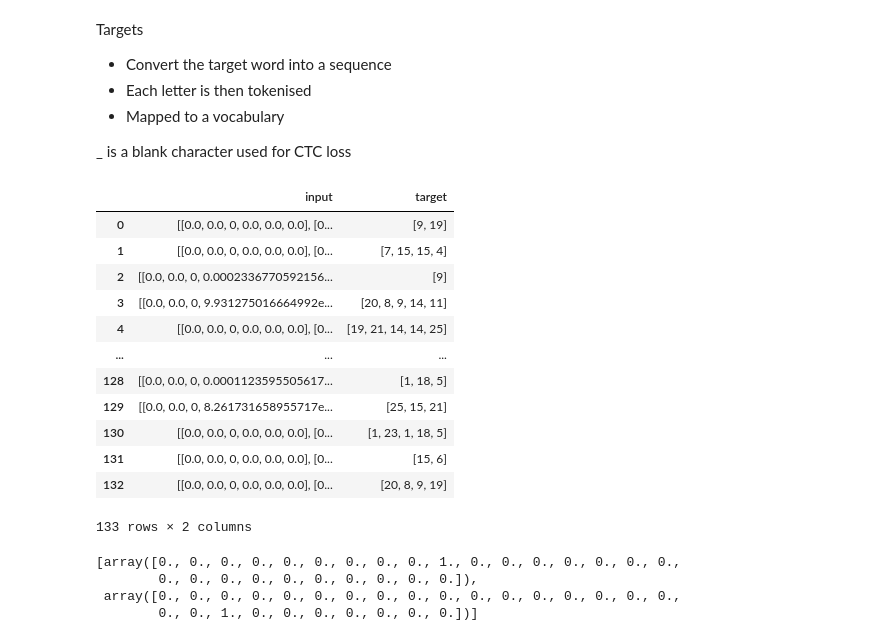
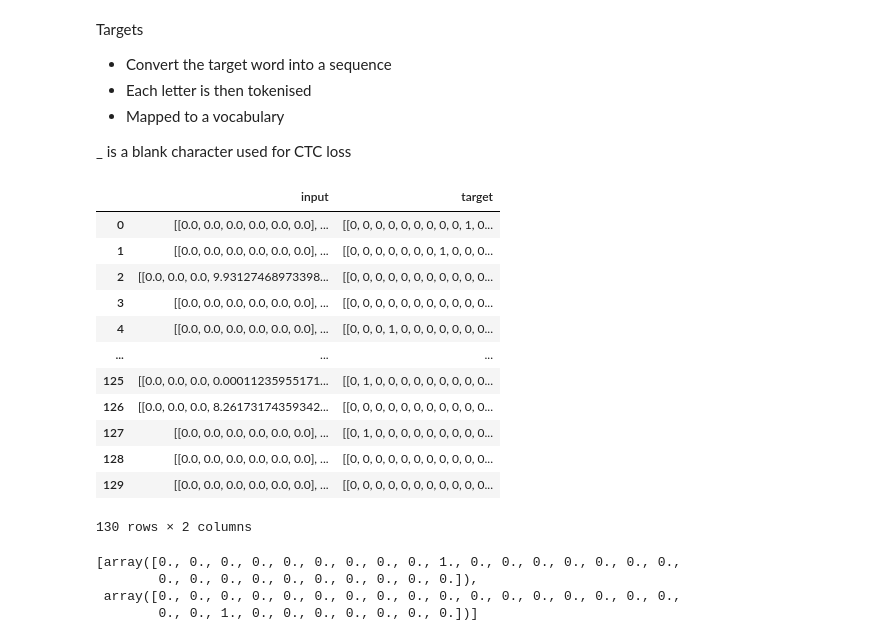
Before and after one commit to alvin-jqh/swipe_recognition, a Jupyter notebook: swipe_dataset.ipynb, the cells around one changed output. Cells and saved outputs as stored; diff of their text form; code cells hidden in the pictures.

Commit message:
fixed some data processing, now saves as json

```diff
--- a/swipe_dataset.ipynb
+++ b/swipe_dataset.ipynb
@@ -33,7 +33,7 @@ max_abs_value = max(np.max(np.abs(flattened_x)), np.max(np.abs(flattened_y)))
 # %%
 def process_coordinate(list):
     first = list[0]
-    return np.array([(t - first)/max_abs_value for t in list])
+    return np.array([(t - first)/max_abs_value for t in list], dtype=np.float32)
 # %%
 df["x_scaled"] = df["x"].apply(process_coordinate)
 df["y_scaled"] = df["y"].apply(process_coordinate)
@@ -127,5 +127,13 @@ len(df["acceleration"])
-# %%
-def collate_input(x_coord, y_coord, time, speed, accel, angle):
-    return [[x, y, t, v, a, r] for x, y, t, v, a, r in zip(x_coord, y_coord, time, speed, accel, angle)]
+# %%
+def collate_input(x_coord, y_coord, time, speed, accel, angle):
+    x_coord = np.array(x_coord)
+    y_coord = np.array(y_coord)
+    time = np.array(time)
+    speed = np.array(speed)
+    accel = np.array(accel)
+    angle = np.array(angle)
+    result = np.column_stack((x_coord, y_coord, time, speed, accel, angle))
+
+    return result
 # %%
 df["input"] = df.apply(lambda row: collate_input(row['x_scaled'], row['y_scaled'], row['t'], row["velocity"], row["acceleration"], row["angles"]), axis=1)
@@ -153,25 +165,29 @@ vocabulary = {'_': 0, 'a': 1, 'b': 2, 'c': 3, 'd': 4, 'e': 5, 'f': 6, 'g': 7, 'h
 # %%
 def process_target(word):
     word = word.lower()
-    return [vocabulary[char] for char in word]
+    indices = [vocabulary[char] for char in word]
+    # one hot encode the characters
+    encoded = [np.eye(27, dtype=int)[idx] for idx in indices]
+    return np.array(encoded)
 # %%
 df["target"] = df["word"].apply(process_target)
 # %%
-df[["input", "target"]]
+save = df[["input", "target"]]
+save
 # %% [output]
 |  | input | target |
-| 0 | [[0.0, 0.0, 0, 0.0, 0.0, 0.0], [0... | [9, 19] |
-| 1 | [[0.0, 0.0, 0, 0.0, 0.0, 0.0], [0... | [7, 15, 15, 4] |
-| 2 | [[0.0, 0.0, 0, 0.0002336770592156... | [9] |
-| 3 | [[0.0, 0.0, 0, 9.931275016664992e... | [20, 8, 9, 14, 11] |
-| 4 | [[0.0, 0.0, 0, 0.0, 0.0, 0.0], [0... | [19, 21, 14, 14, 25] |
+| 0 | [[0.0, 0.0, 0.0, 0.0, 0.0, 0.0], ... | [[0, 0, 0, 0, 0, 0, 0, 0, 0, 1, 0... |
+| 1 | [[0.0, 0.0, 0.0, 0.0, 0.0, 0.0], ... | [[0, 0, 0, 0, 0, 0, 0, 1, 0, 0, 0... |
+| 2 | [[0.0, 0.0, 0.0, 9.93127468973398... | [[0, 0, 0, 0, 0, 0, 0, 0, 0, 0, 0... |
+| 3 | [[0.0, 0.0, 0.0, 0.0, 0.0, 0.0], ... | [[0, 0, 0, 0, 0, 0, 0, 0, 0, 0, 0... |
+| 4 | [[0.0, 0.0, 0.0, 0.0, 0.0, 0.0], ... | [[0, 0, 0, 1, 0, 0, 0, 0, 0, 0, 0... |
 | ... | ... | ... |
-| 128 | [[0.0, 0.0, 0, 0.0001123595505617... | [1, 18, 5] |
-| 129 | [[0.0, 0.0, 0, 8.261731658955717e... | [25, 15, 21] |
-| 130 | [[0.0, 0.0, 0, 0.0, 0.0, 0.0], [0... | [1, 23, 1, 18, 5] |
-| 131 | [[0.0, 0.0, 0, 0.0, 0.0, 0.0], [0... | [15, 6] |
-| 132 | [[0.0, 0.0, 0, 0.0, 0.0, 0.0], [0... | [20, 8, 9, 19] |
+| 125 | [[0.0, 0.0, 0.0, 0.00011235955171... | [[0, 1, 0, 0, 0, 0, 0, 0, 0, 0, 0... |
+| 126 | [[0.0, 0.0, 0.0, 8.26173174359342... | [[0, 0, 0, 0, 0, 0, 0, 0, 0, 0, 0... |
+| 127 | [[0.0, 0.0, 0.0, 0.0, 0.0, 0.0], ... | [[0, 1, 0, 0, 0, 0, 0, 0, 0, 0, 0... |
+| 128 | [[0.0, 0.0, 0.0, 0.0, 0.0, 0.0], ... | [[0, 0, 0, 0, 0, 0, 0, 0, 0, 0, 0... |
+| 129 | [[0.0, 0.0, 0.0, 0.0, 0.0, 0.0], ... | [[0, 0, 0, 0, 0, 0, 0, 0, 0, 0, 0... |
-133 rows × 2 columns
+130 rows × 2 columns
 # %%
 characters = ['_'] + [chr(ord('a') + i) for i in range(26)]  # ['_', 'A', 'B', ..., 'Z']
 # Create a mapping from characters to indices
```
Also changed, not shown: parts of 7 cells of this notebook, 2 other files.
